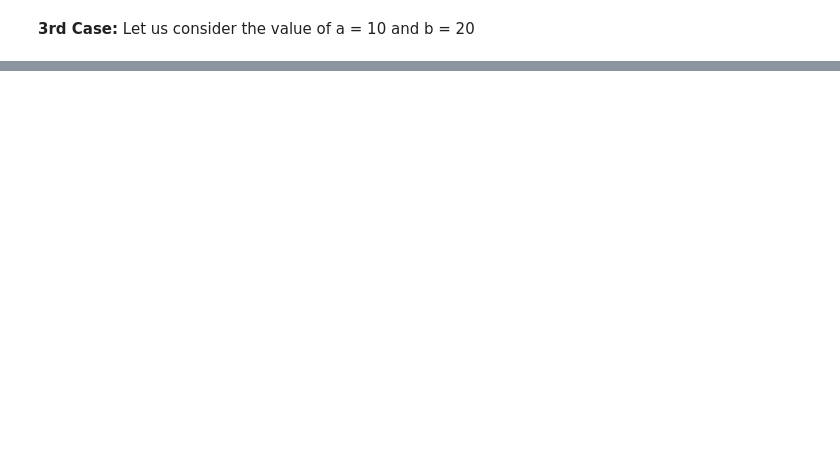
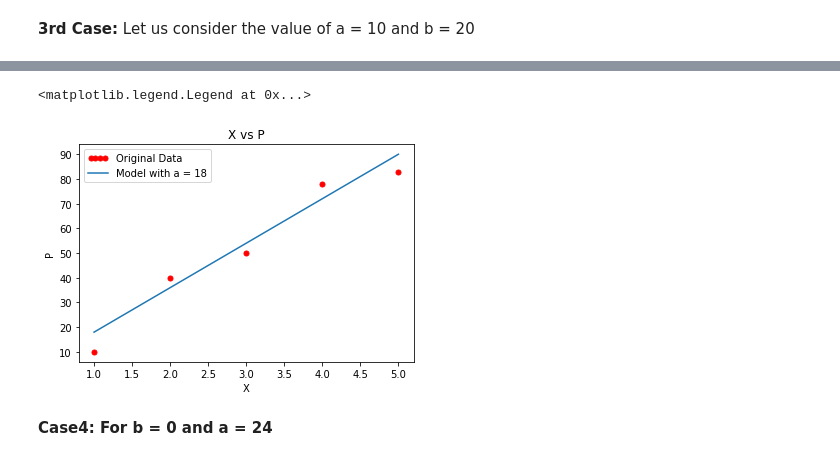
Before and after one commit to mohendra/My_Projects, a Jupyter notebook: LR/Linear_regre.ipynb, the cells around one changed output, grey strips where cells are left out. Saved outputs shown, nothing was run; the diff lists cells and outputs as text; code cells hidden in the pictures; blank space fills up the shorter version.

```diff
--- a/LR/Linear_regre.ipynb
+++ b/LR/Linear_regre.ipynb
@@ -63,0 +127,4 @@ In this case we will use a simple cost fucntion, called **square error function*
+# %%
+a = 18
+b = 0
+H18 = a*X + b
@@ -63,0 +133,12 @@ In this case we will use a simple cost fucntion, called **square error function*
+# %%
+line1, = plt.plot(X,P, "ro", markersize=5, label='Original Data')
+line2, = plt.plot(X,H18, label='Model with a = 18')
+plt.title('X vs P')
+plt.xlabel('X')
+plt.ylabel('P')
+plt.legend(handler_map={line1: HandlerLine2D(numpoints=4)})
+# %% [output]
+<matplotlib.legend.Legend at 0x...>
+[figure, added]
+# %% [markdown]
+**Case4: For b = 0 and a = 24**
```
Also changed, not shown: parts of 31 cells of this notebook, 2 other files.
